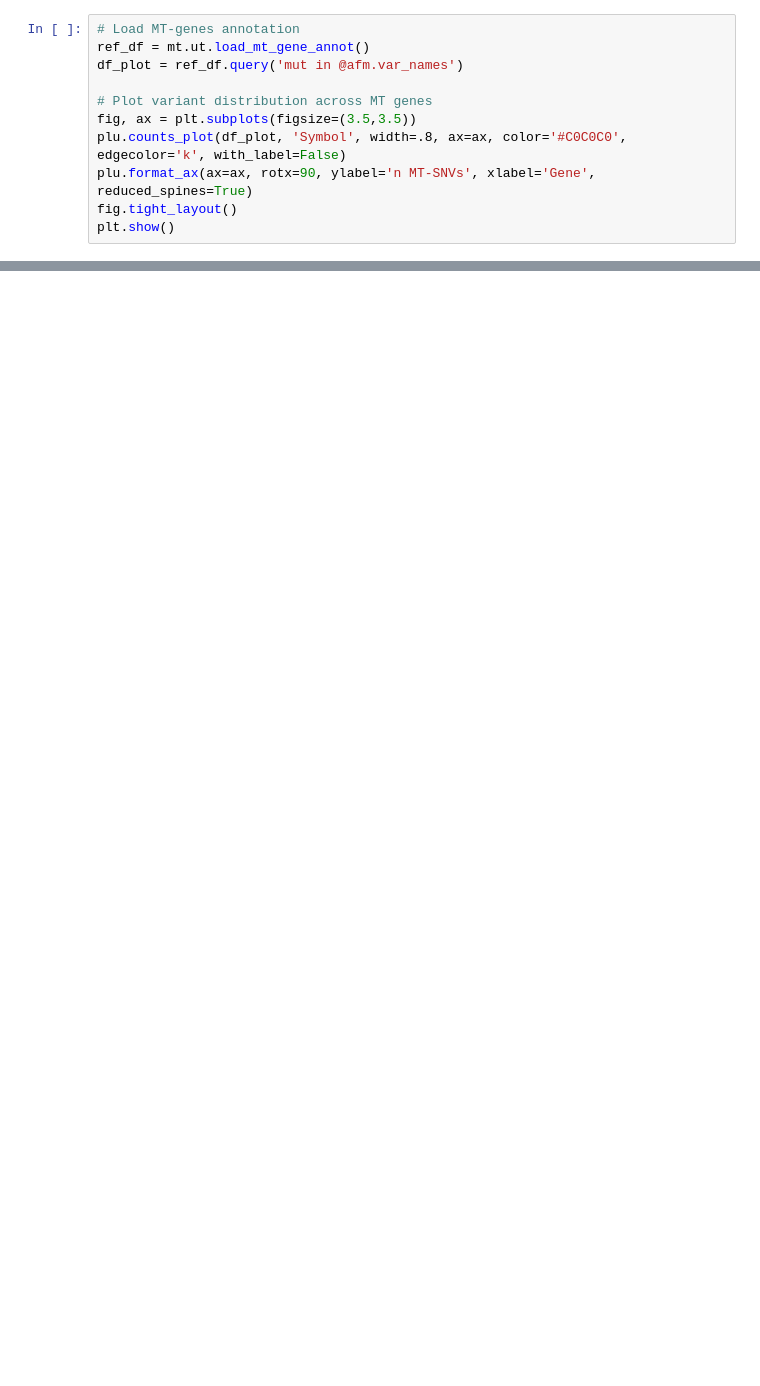
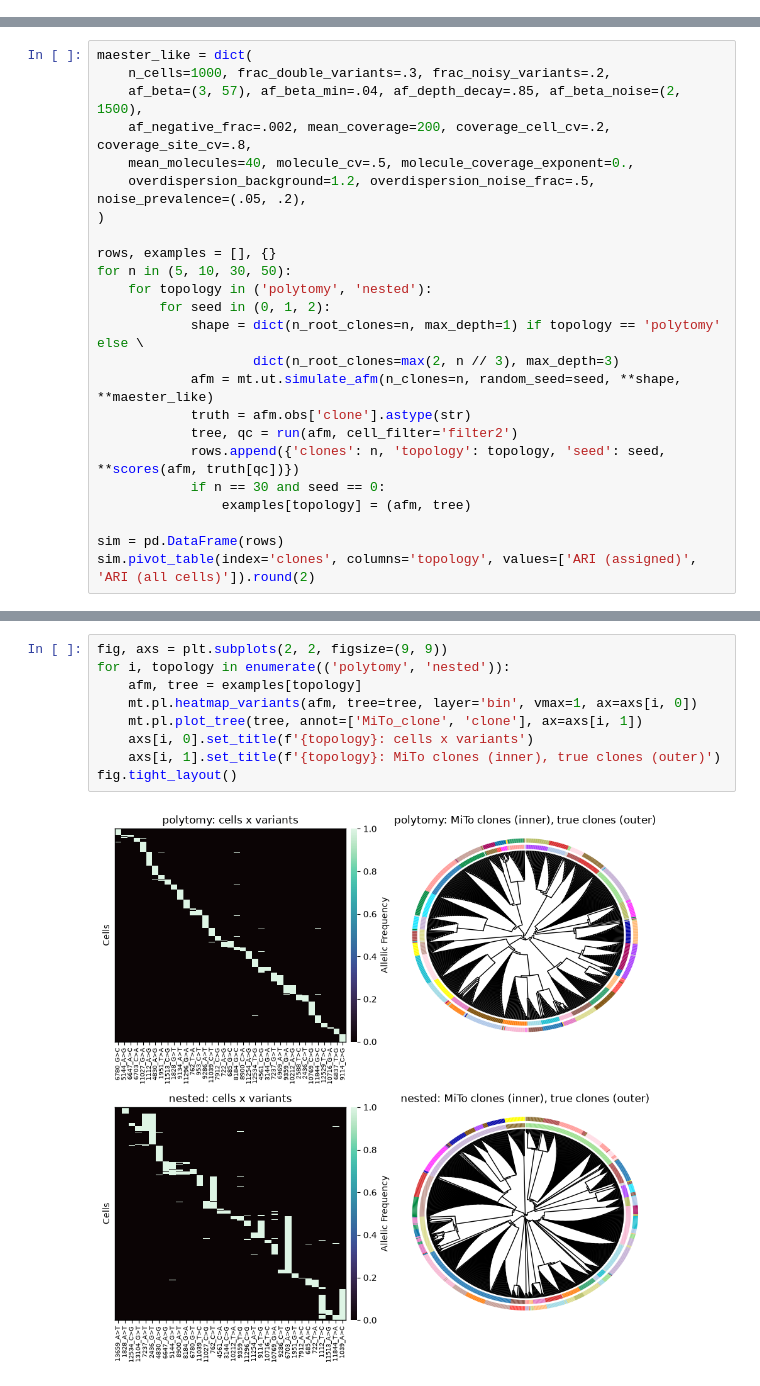
Before and after one commit to andrecossa5/MiTo, a Jupyter notebook: docs/source/benchmark.ipynb, the cells around one changed output, grey strips where cells are left out. Saved outputs shown, nothing was run; the diff lists cells and outputs as text; blank space fills up the shorter version.

Commit message:
Docs: Benchmark notebook (simulated, MAESTER, ReDeeM vs mtscATAC), landing page, README/CHANGELOG
Co-Authored-By: Claude Opus 5.5 <noreply@anthropic.com>

```diff
--- a/docs/source/benchmark.ipynb
+++ b/docs/source/benchmark.ipynb
@@ -368,11 +0,0 @@ plt.show()
-# %%
-# Load MT-genes annotation
-ref_df = mt.ut.load_mt_gene_annot()
-df_plot = ref_df.query('mut in @afm.var_names')
-
-# Plot variant distribution across MT genes
-fig, ax = plt.subplots(figsize=(3.5,3.5))
-plu.counts_plot(df_plot, 'Symbol', width=.8, ax=ax, color='#C0C0C0', edgecolor='k', with_label=False)
-plu.format_ax(ax=ax, rotx=90, ylabel='n MT-SNVs', xlabel='Gene', reduced_spines=True)
-fig.tight_layout()
-plt.show()
@@ -439,0 +56,24 @@ phylogenies), will be available soon.
+# %%
+maester_like = dict(
+    n_cells=1000, frac_double_variants=.3, frac_noisy_variants=.2,
+    af_beta=(3, 57), af_beta_min=.04, af_depth_decay=.85, af_beta_noise=(2, 1500),
+    af_negative_frac=.002, mean_coverage=200, coverage_cell_cv=.2, coverage_site_cv=.8,
+    mean_molecules=40, molecule_cv=.5, molecule_coverage_exponent=0.,
+    overdispersion_background=1.2, overdispersion_noise_frac=.5, noise_prevalence=(.05, .2),
+)
+
+rows, examples = [], {}
+for n in (5, 10, 30, 50):
+    for topology in ('polytomy', 'nested'):
+        for seed in (0, 1, 2):
+            shape = dict(n_root_clones=n, max_depth=1) if topology == 'polytomy' else \
+                    dict(n_root_clones=max(2, n // 3), max_depth=3)
+            afm = mt.ut.simulate_afm(n_clones=n, random_seed=seed, **shape, **maester_like)
+            truth = afm.obs['clone'].astype(str)
+            tree, qc = run(afm, cell_filter='filter2')
+            rows.append({'clones': n, 'topology': topology, 'seed': seed, **scores(afm, truth[qc])})
+            if n == 30 and seed == 0:
+                examples[topology] = (afm, tree)
+
+sim = pd.DataFrame(rows)
+sim.pivot_table(index='clones', columns='topology', values=['ARI (assigned)', 'ARI (all cells)']).round(2)
@@ -439,0 +94,11 @@ phylogenies), will be available soon.
+# %%
+fig, axs = plt.subplots(2, 2, figsize=(9, 9))
+for i, topology in enumerate(('polytomy', 'nested')):
+    afm, tree = examples[topology]
+    mt.pl.heatmap_variants(afm, tree=tree, layer='bin', vmax=1, ax=axs[i, 0])
+    mt.pl.plot_tree(tree, annot=['MiTo_clone', 'clone'], ax=axs[i, 1])
+    axs[i, 0].set_title(f'{topology}: cells x variants')
+    axs[i, 1].set_title(f'{topology}: MiTo clones (inner), true clones (outer)')
+fig.tight_layout()
+# %% [output]
+[figure, added]
```
Also changed, not shown: parts of 65 cells of this notebook, 6 other files.
